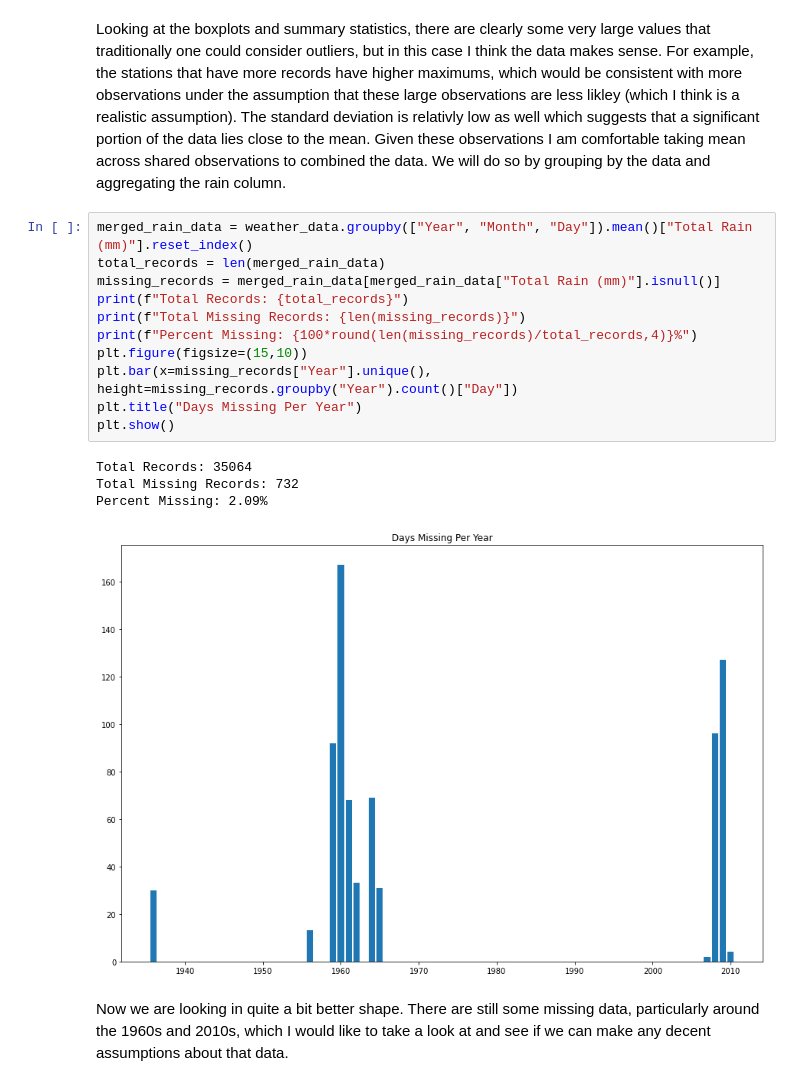
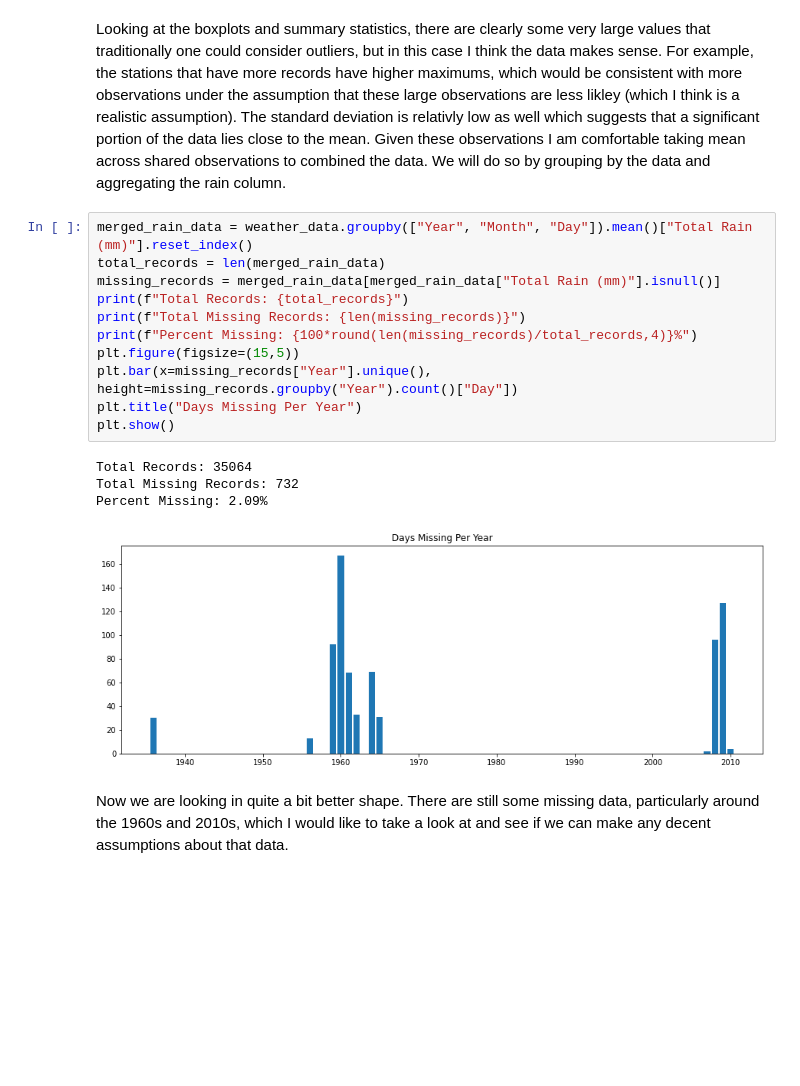
Before and after one commit to AlanJohnM/Modelling-Raincouver, a Jupyter notebook: Raincouver.ipynb, the cells around one changed output. Saved outputs shown, nothing was run; the diff lists cells and outputs as text; blank space fills up the shorter version.

```diff
--- a/Raincouver.ipynb
+++ b/Raincouver.ipynb
@@ -205,19 +200,19 @@ Looking at the boxplots and summary statistics, there are clearly some very larg
 # %%
 merged_rain_data = weather_data.groupby(["Year", "Month", "Day"]).mean()["Total Rain (mm)"].reset_index()
 total_records = len(merged_rain_data)
 missing_records = merged_rain_data[merged_rain_data["Total Rain (mm)"].isnull()]
 print(f"Total Records: {total_records}")
 print(f"Total Missing Records: {len(missing_records)}")
 print(f"Percent Missing: {100*round(len(missing_records)/total_records,4)}%")
-plt.figure(figsize=(15,10))
+plt.figure(figsize=(15,5))
 plt.bar(x=missing_records["Year"].unique(), height=missing_records.groupby("Year").count()["Day"])
 plt.title("Days Missing Per Year")
 plt.show()
 # %% [output]
 Total Records: 35064
 Total Missing Records: 732
 Percent Missing: 2.09%
-[figure, old version]
+[figure, new version]
 # %% [markdown]
 Now we are looking in quite a bit better shape. There are still some missing data, particularly around the 1960s and 2010s, which I would like to take a look at and see if we can make any decent assumptions about that data.
 # %%
```
Also changed, not shown: parts of 37 cells of this notebook.
